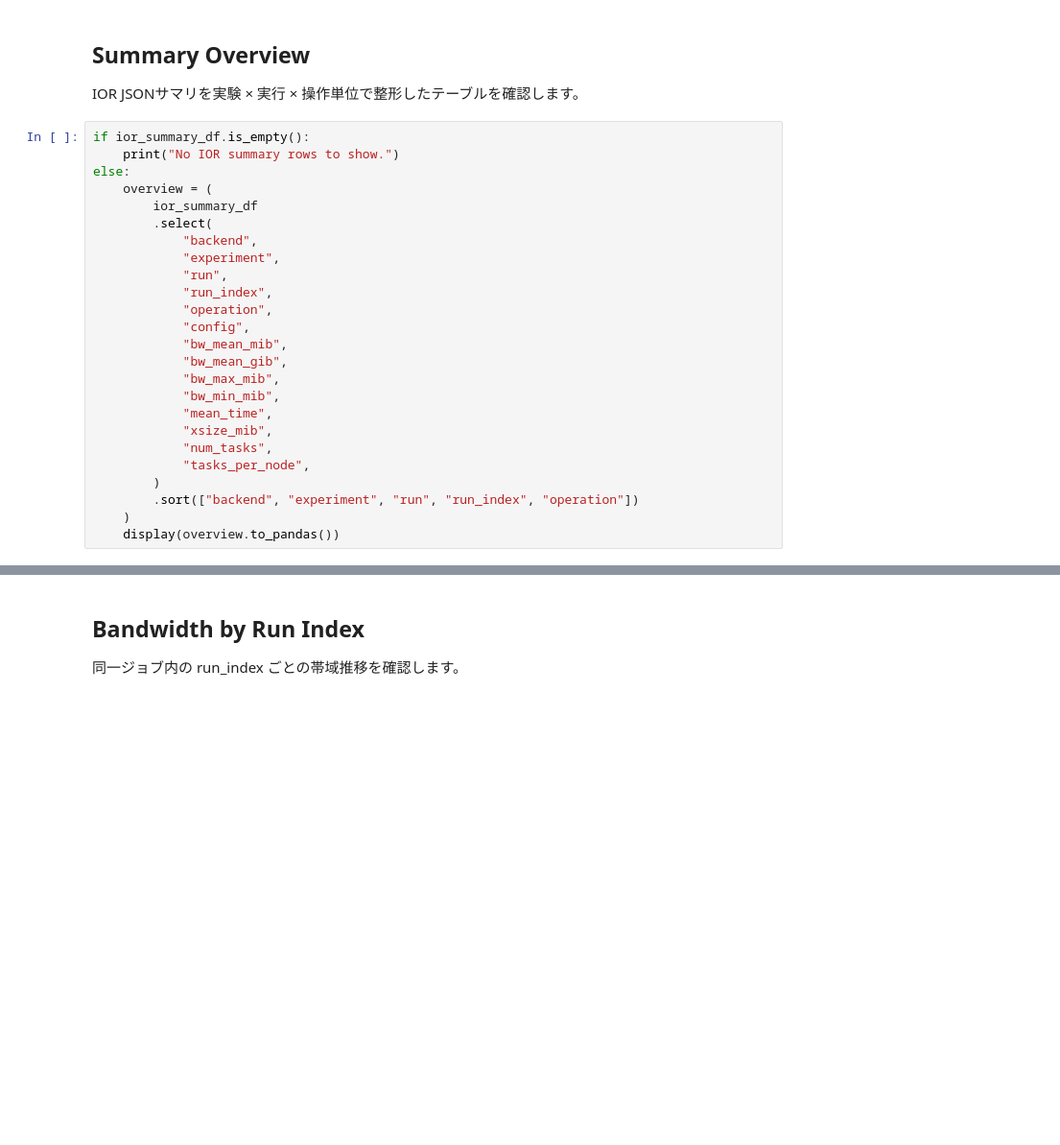
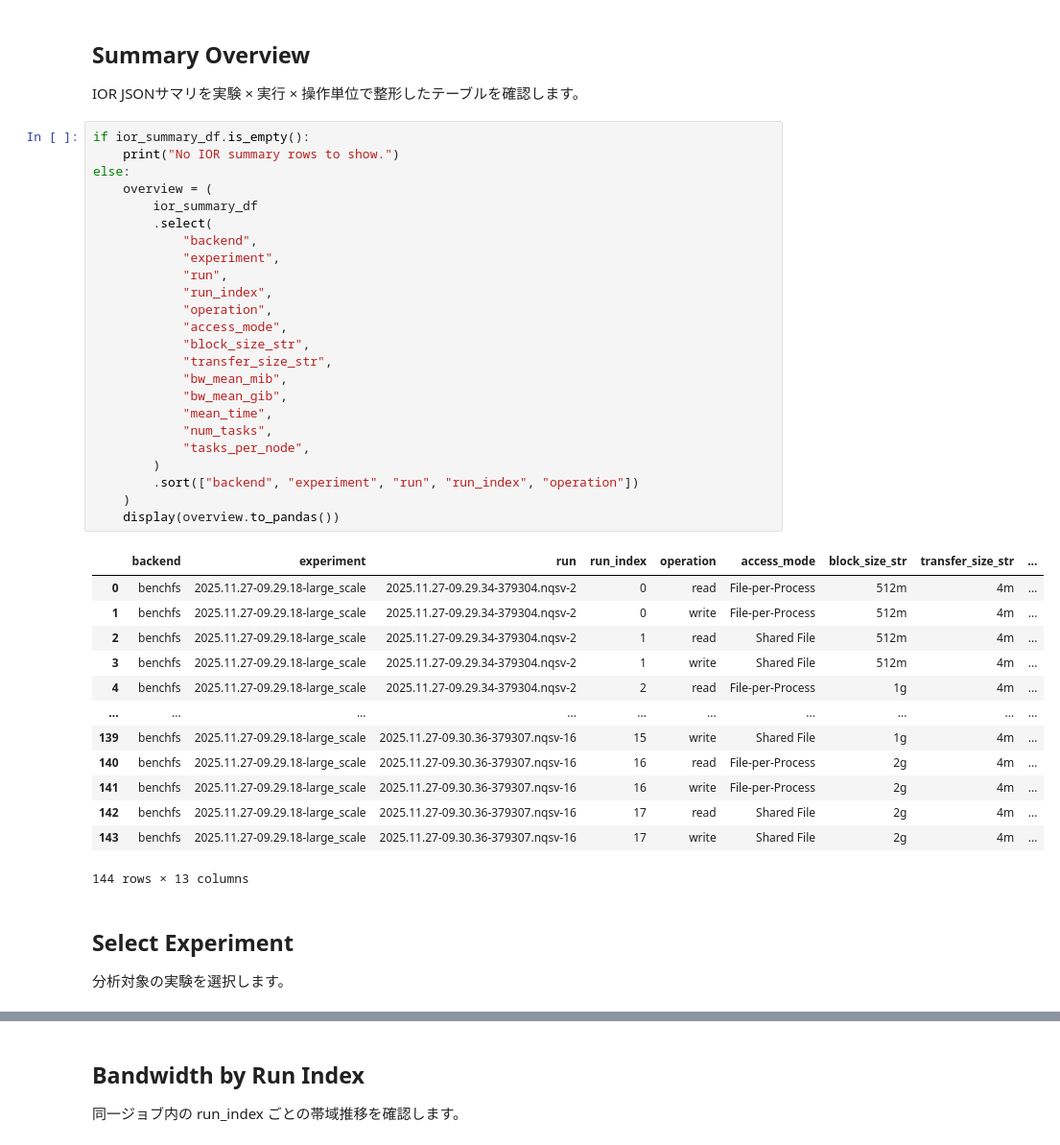
Before and after one commit to maetin0324/benchfs, a Jupyter notebook: plot/benchfsd_plot.ipynb, the cells around one changed output, grey strips where cells are left out. Shown at 96% size. Saved outputs shown, nothing was run; the diff lists cells and outputs as text; blank space fills up the shorter version.

```diff
--- a/plot/benchfsd_plot.ipynb
+++ b/plot/benchfsd_plot.ipynb
@@ -207,25 +323,42 @@ IOR JSONサマリを実験 × 実行 × 操作単位で整形したテーブル
 # %%
 if ior_summary_df.is_empty():
     print("No IOR summary rows to show.")
 else:
     overview = (
         ior_summary_df
         .select(
             "backend",
             "experiment",
             "run",
             "run_index",
             "operation",
-            "config",
+            "access_mode",
+            "block_size_str",
+            "transfer_size_str",
             "bw_mean_mib",
             "bw_mean_gib",
-            "bw_max_mib",
-            "bw_min_mib",
             "mean_time",
-            "xsize_mib",
             "num_tasks",
             "tasks_per_node",
         )
         .sort(["backend", "experiment", "run", "run_index", "operation"])
     )
     display(overview.to_pandas())
+# %% [output]
+|  | backend | experiment | run | run_index | operation | access_mode | block_size_str | transfer_size_str | ... |
+| 0 | benchfs | 2025.11.27-09.29.18-large_scale | 2025.11.27-09.29.34-379304.nqsv-2 | 0 | read | File-per-Process | 512m | 4m | ... |
+| 1 | benchfs | 2025.11.27-09.29.18-large_scale | 2025.11.27-09.29.34-379304.nqsv-2 | 0 | write | File-per-Process | 512m | 4m | ... |
+| 2 | benchfs | 2025.11.27-09.29.18-large_scale | 2025.11.27-09.29.34-379304.nqsv-2 | 1 | read | Shared File | 512m | 4m | ... |
+| 3 | benchfs | 2025.11.27-09.29.18-large_scale | 2025.11.27-09.29.34-379304.nqsv-2 | 1 | write | Shared File | 512m | 4m | ... |
+| 4 | benchfs | 2025.11.27-09.29.18-large_scale | 2025.11.27-09.29.34-379304.nqsv-2 | 2 | read | File-per-Process | 1g | 4m | ... |
+| ... | ... | ... | ... | ... | ... | ... | ... | ... | ... |
+| 139 | benchfs | 2025.11.27-09.29.18-large_scale | 2025.11.27-09.30.36-379307.nqsv-16 | 15 | write | Shared File | 1g | 4m | ... |
+| 140 | benchfs | 2025.11.27-09.29.18-large_scale | 2025.11.27-09.30.36-379307.nqsv-16 | 16 | read | File-per-Process | 2g | 4m | ... |
+| 141 | benchfs | 2025.11.27-09.29.18-large_scale | 2025.11.27-09.30.36-379307.nqsv-16 | 16 | write | File-per-Process | 2g | 4m | ... |
+| 142 | benchfs | 2025.11.27-09.29.18-large_scale | 2025.11.27-09.30.36-379307.nqsv-16 | 17 | read | Shared File | 2g | 4m | ... |
+| 143 | benchfs | 2025.11.27-09.29.18-large_scale | 2025.11.27-09.30.36-379307.nqsv-16 | 17 | write | Shared File | 2g | 4m | ... |
+144 rows × 13 columns
+# %% [markdown]
+## Select Experiment
+
+分析対象の実験を選択します。
```
Also changed, not shown: parts of 20 cells of this notebook, 33 other files.
